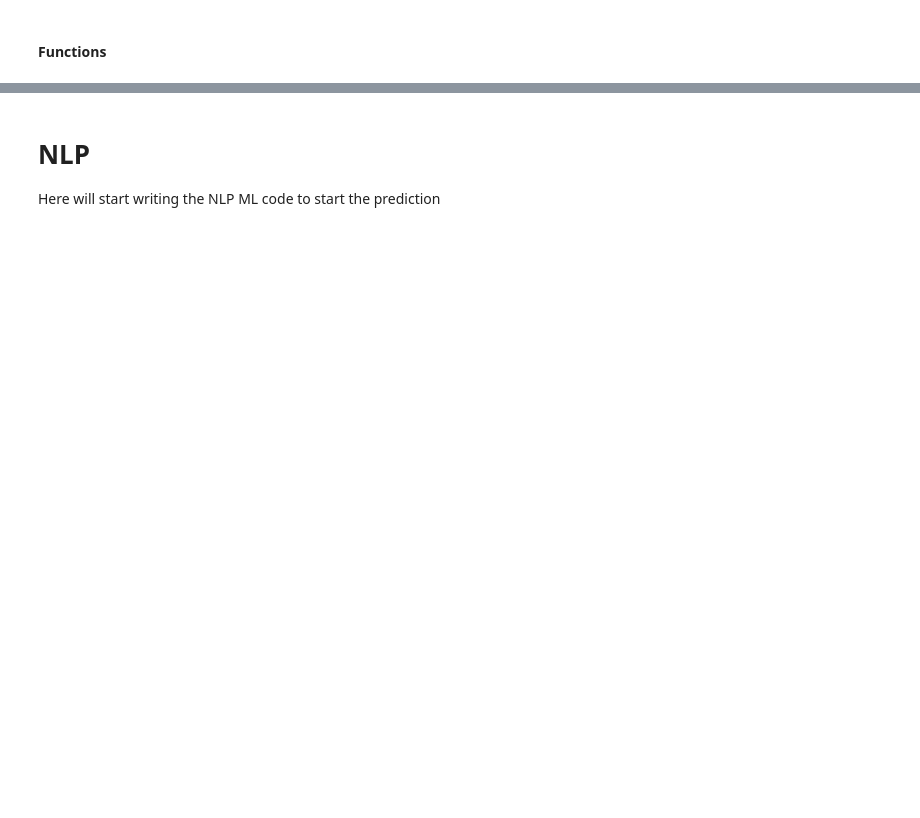
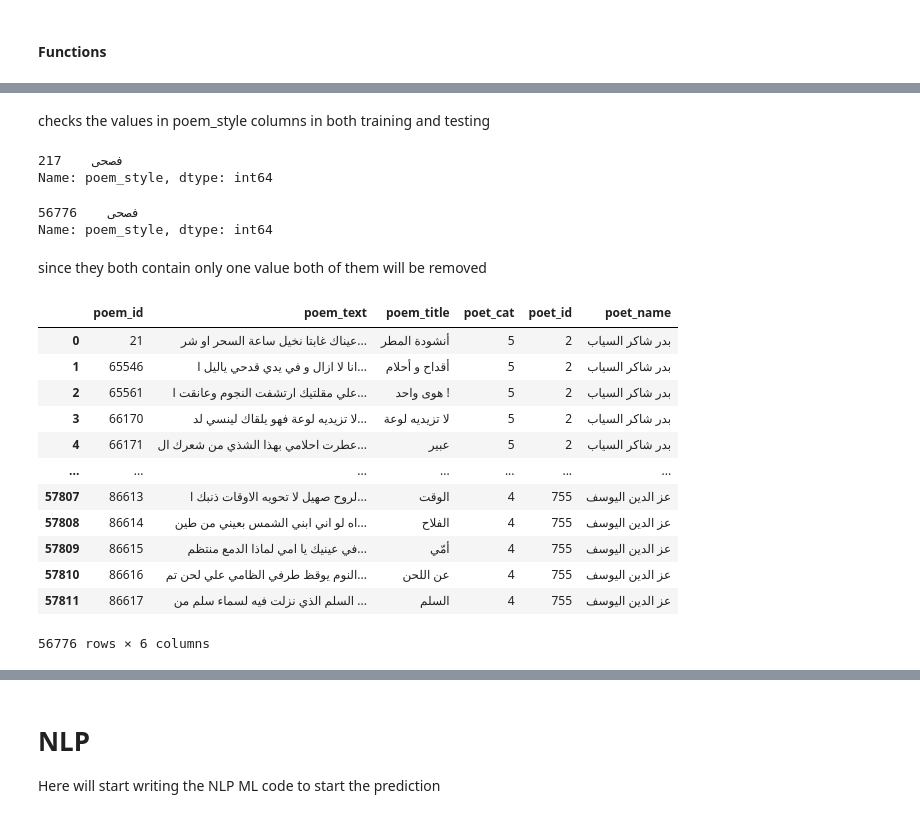
Before and after one commit to alkhonain/arabic_poems, a Jupyter notebook: notebook_1.ipynb, the cells around one changed output, grey strips where cells are left out. Cells and saved outputs as stored; diff of their text form; code cells hidden in the pictures; blank space fills up the shorter version.

```diff
--- a/notebook_1.ipynb
+++ b/notebook_1.ipynb
@@ -383,0 +427,31 @@ normalize_arabic(test)
+# %% [markdown]
+checks the values in poem_style columns in both training and testing
+# %%
+print(test_df.poem_style.value_counts())
+train_df.poem_style.value_counts()
+# %% [output]
+فصحى    217
+Name: poem_style, dtype: int64
+فصحى    56776
+Name: poem_style, dtype: int64
+# %% [markdown]
+since they both contain only one value both of them will be removed
+# %%
+train_df.drop(['poem_style'], axis=1, inplace = True)
+test_df.drop(['poem_style'], axis=1, inplace = True)
+# %%
+train_df
+# %% [output]
+|  | poem_id | poem_text | poem_title | poet_cat | poet_id | poet_name |
+| 0 | 21 | عيناك غابتا نخيل ساعة السحر او شر... | أنشودة المطر | 5 | 2 | بدر شاكر السياب |
+| 1 | 65546 | انا لا ازال و في يدي قدحي ياليل ا... | أقداح و أحلام | 5 | 2 | بدر شاكر السياب |
+| 2 | 65561 | علي مقلتيك ارتشفت النجوم وعانقت ا... | هوى واحد ! | 5 | 2 | بدر شاكر السياب |
+| 3 | 66170 | لا تزيديه لوعة فهو يلقاك لينسي لد... | لا تزيديه لوعة | 5 | 2 | بدر شاكر السياب |
+| 4 | 66171 | عطرت احلامي بهذا الشذي من شعرك ال... | عبير | 5 | 2 | بدر شاكر السياب |
+| ... | ... | ... | ... | ... | ... | ... |
+| 57807 | 86613 | لروح صهيل لا تحويه الاوقات ذنبك ا... | الوقت | 4 | 755 | عز الدين اليوسف |
+| 57808 | 86614 | اه لو اني ابني الشمس بعيني من طين... | الفلاح | 4 | 755 | عز الدين اليوسف |
+| 57809 | 86615 | في عينيك يا امي لماذا الدمع منتظم... | أمّي | 4 | 755 | عز الدين اليوسف |
+| 57810 | 86616 | النوم يوقظ طرفي الظامي علي لحن تم... | عن اللحن | 4 | 755 | عز الدين اليوسف |
+| 57811 | 86617 | السلم الذي نزلت فيه لسماء سلم من ... | السلم | 4 | 755 | عز الدين اليوسف |
+56776 rows × 6 columns
```
Also changed, not shown: parts of 13 cells of this notebook, 2 other files.
